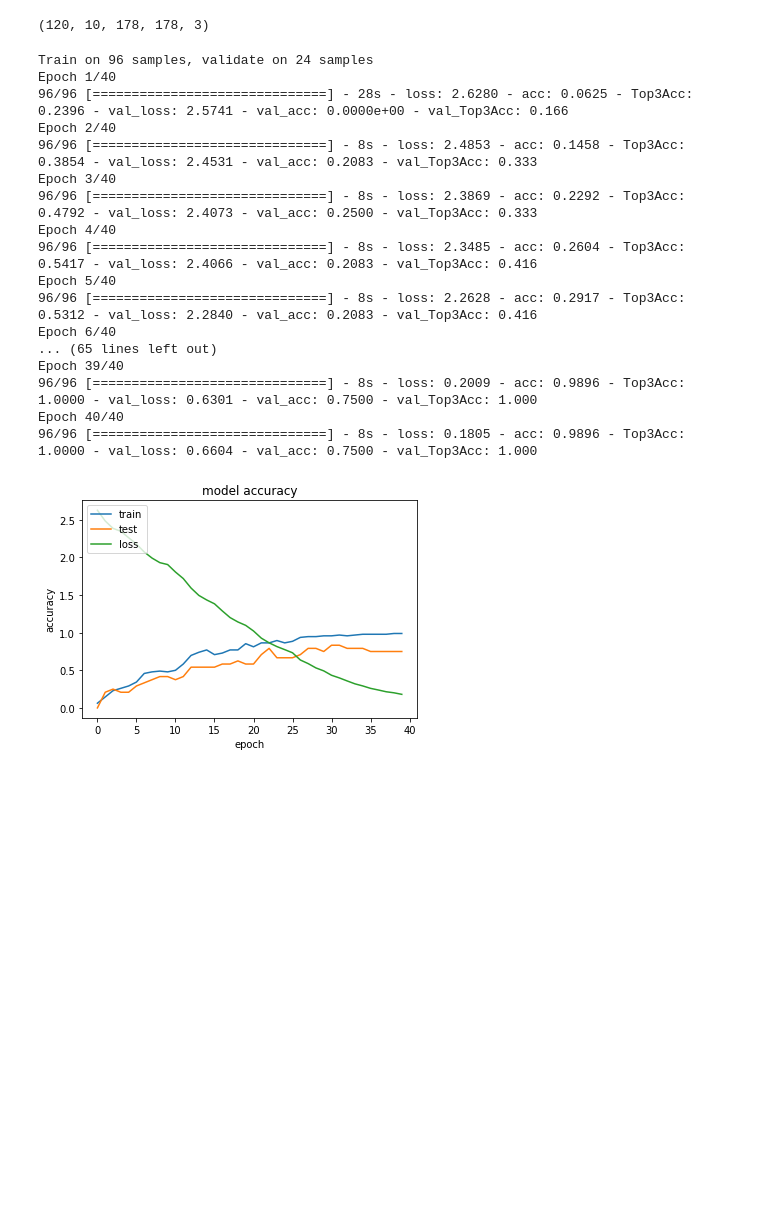
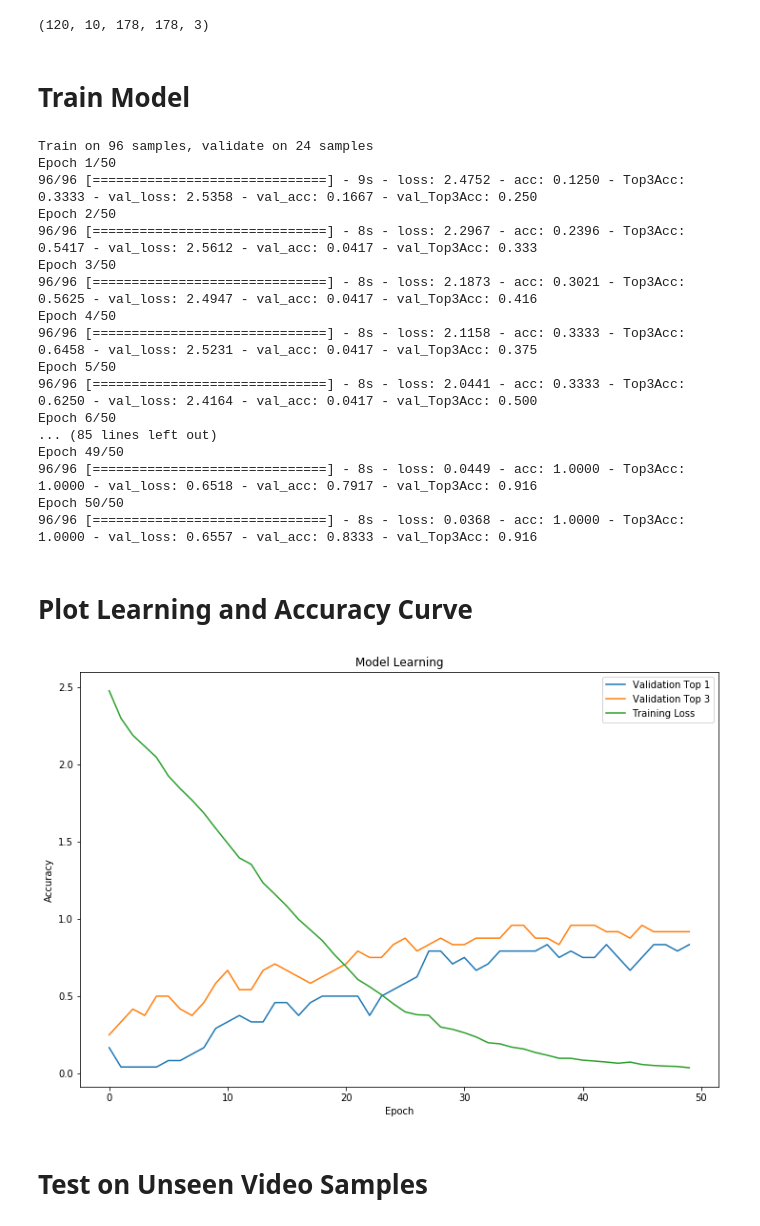
Before and after one commit to ledgerW/LieDetector, a Jupyter notebook: LieDetector.ipynb, the cells around one changed output. Saved outputs shown, nothing was run; the diff lists cells and outputs as text; code cells hidden in the pictures; blank space fills up the shorter version.

```diff
--- a/LieDetector.ipynb
+++ b/LieDetector.ipynb
@@ -96,7 +100,7 @@ Using TensorFlow backend.
 # %%
 VIDEO_FOLDER = (os.getcwd() + '/videos/Clips')
 ACTION_FOLDER = (os.getcwd() + '/sports_clips/ucf_sports_actions/ucf_action')
-EPOCHS = 40
+EPOCHS = 50
 BATCH_SIZE = 32
 FRAME_SQUARE_DIM = 178
 FRAMES_PER_VIDEO = 10
@@ -108,6 +112,6 @@ TEST_SIZE = 0.2
 # %%
 keras.backend.clear_session()
 # %%
-tensorboard = TensorBoard(log_dir='./logs')
+tensorboard = TensorBoard(log_dir='./logs', histogram_freq=0, write_graph=True, write_images=True)
 # %%
 keras.backend.set_learning_phase(0)
@@ -519,6 +505,8 @@ array([ 0.,  1.,  0.,  0.,  0.,  0.,  0.,  0.,  0.,  0.,  0.,  0.,  0.])
 X_train.shape
 # %% [output]
 (120, 10, 178, 178, 3)
+# %% [markdown]
+# Train Model
 # %%
 # Train the model on the new video footage.
 
@@ -535,37 +523,42 @@ history = model.fit(
 #model.save_weights('model.h5')
 # %% [output]
 Train on 96 samples, validate on 24 samples
-Epoch 1/40
-96/96 [==============================] - 28s - loss: 2.6280 - acc: 0.0625 - Top3Acc: 0.2396 - val_loss: 2.5741 - val_acc: 0.0000e+00 - val_Top3Acc: 0.166
-Epoch 2/40
-96/96 [==============================] - 8s - loss: 2.4853 - acc: 0.1458 - Top3Acc: 0.3854 - val_loss: 2.4531 - val_acc: 0.2083 - val_Top3Acc: 0.333
-Epoch 3/40
-96/96 [==============================] - 8s - loss: 2.3869 - acc: 0.2292 - Top3Acc: 0.4792 - val_loss: 2.4073 - val_acc: 0.2500 - val_Top3Acc: 0.333
-Epoch 4/40
-96/96 [==============================] - 8s - loss: 2.3485 - acc: 0.2604 - Top3Acc: 0.5417 - val_loss: 2.4066 - val_acc: 0.2083 - val_Top3Acc: 0.416
-Epoch 5/40
-96/96 [==============================] - 8s - loss: 2.2628 - acc: 0.2917 - Top3Acc: 0.5312 - val_loss: 2.2840 - val_acc: 0.2083 - val_Top3Acc: 0.416
-Epoch 6/40
-... (65 lines left out)
-Epoch 39/40
-96/96 [==============================] - 8s - loss: 0.2009 - acc: 0.9896 - Top3Acc: 1.0000 - val_loss: 0.6301 - val_acc: 0.7500 - val_Top3Acc: 1.000
-Epoch 40/40
-96/96 [==============================] - 8s - loss: 0.1805 - acc: 0.9896 - Top3Acc: 1.0000 - val_loss: 0.6604 - val_acc: 0.7500 - val_Top3Acc: 1.000
+Epoch 1/50
+96/96 [==============================] - 9s - loss: 2.4752 - acc: 0.1250 - Top3Acc: 0.3333 - val_loss: 2.5358 - val_acc: 0.1667 - val_Top3Acc: 0.250
+Epoch 2/50
+96/96 [==============================] - 8s - loss: 2.2967 - acc: 0.2396 - Top3Acc: 0.5417 - val_loss: 2.5612 - val_acc: 0.0417 - val_Top3Acc: 0.333
+Epoch 3/50
+96/96 [==============================] - 8s - loss: 2.1873 - acc: 0.3021 - Top3Acc: 0.5625 - val_loss: 2.4947 - val_acc: 0.0417 - val_Top3Acc: 0.416
+Epoch 4/50
+96/96 [==============================] - 8s - loss: 2.1158 - acc: 0.3333 - Top3Acc: 0.6458 - val_loss: 2.5231 - val_acc: 0.0417 - val_Top3Acc: 0.375
+Epoch 5/50
+96/96 [==============================] - 8s - loss: 2.0441 - acc: 0.3333 - Top3Acc: 0.6250 - val_loss: 2.4164 - val_acc: 0.0417 - val_Top3Acc: 0.500
+Epoch 6/50
+... (85 lines left out)
+Epoch 49/50
+96/96 [==============================] - 8s - loss: 0.0449 - acc: 1.0000 - Top3Acc: 1.0000 - val_loss: 0.6518 - val_acc: 0.7917 - val_Top3Acc: 0.916
+Epoch 50/50
+96/96 [==============================] - 8s - loss: 0.0368 - acc: 1.0000 - Top3Acc: 1.0000 - val_loss: 0.6557 - val_acc: 0.8333 - val_Top3Acc: 0.916
+# %% [markdown]
+# Plot Learning and Accuracy Curve
 # %%
 def plot_learning_curve(history):
-    plt.plot(history.history['acc'])
+    plt.figure(figsize=(12,8))
     plt.plot(history.history['val_acc'])
+    plt.plot(history.history['val_Top3Acc'])
     plt.plot(history.history['loss'])
-    plt.title('model accuracy')
-    plt.ylabel('accuracy')
-    plt.xlabel('epoch')
-    plt.legend(['train', 'test', 'loss'], loc='upper left')
+    plt.title('Model Learning')
+    plt.ylabel('Accuracy')
+    plt.xlabel('Epoch')
+    plt.legend(['Validation Top 1', 'Validation Top 3', 'Training Loss'], loc='upper right')
     plt.savefig('./accuracy_curve.png')
     plt.show()
 
 plot_learning_curve(history)
 # %% [output]
-[figure, old version]
+[figure, new version]
+# %% [markdown]
+# Test on Unseen Video Samples
 # %%
 score = model.evaluate(X_test, y_test, verbose=1)
 print('Test Performace')
```
Also changed, not shown: parts of 46 cells of this notebook.
